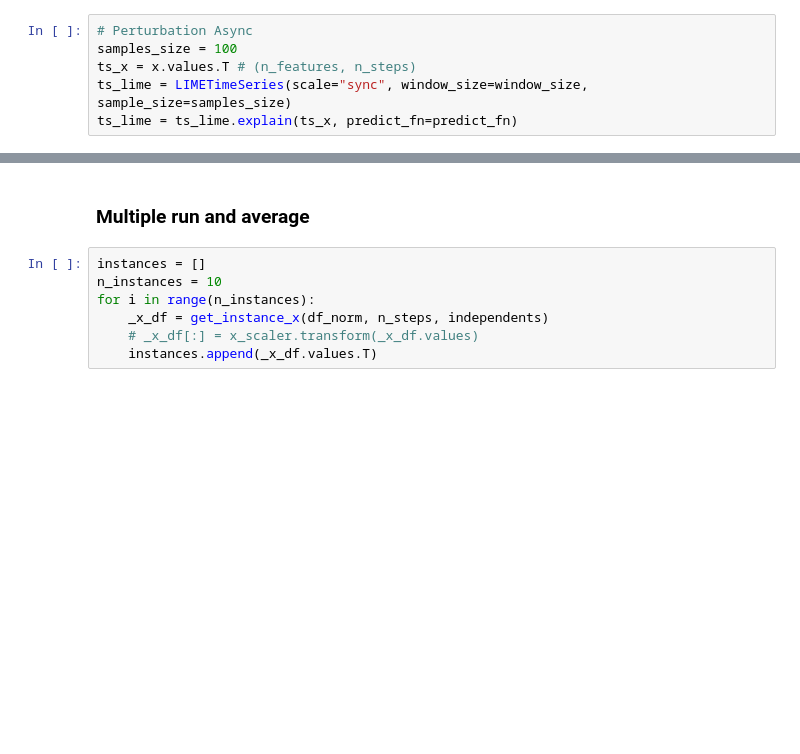
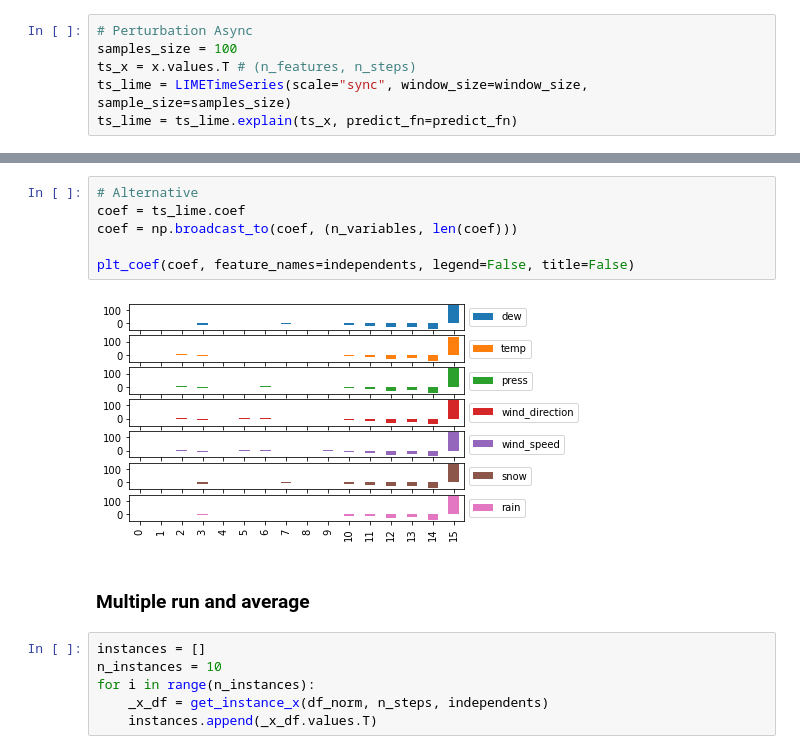
Before and after one commit to dungthuapps/tsx, a Jupyter notebook: notebooks/tsx-mts-sync.ipynb, the cells around one changed output, grey strips where cells are left out. Cells and saved outputs as stored; diff of their text form; blank space fills up the shorter version.

```diff
--- a/notebooks/tsx-mts-sync.ipynb
+++ b/notebooks/tsx-mts-sync.ipynb
@@ -110,3 +110,11 @@ plt_coef(ts_x, ts_lime.coef, feature_names=independents, legend=False, title=Fal
+# %%
+# Alternative
+coef = ts_lime.coef
+coef = np.broadcast_to(coef, (n_variables, len(coef)))
+
+plt_coef(coef, feature_names=independents, legend=False, title=False)
+# %% [output]
+[figure, added]
 # %% [markdown]
 ### Multiple run and average
 # %%
@@ -114,6 +122,5 @@ instances = []
 n_instances = 10
 for i in range(n_instances):
     _x_df = get_instance_x(df_norm, n_steps, independents)
-    # _x_df[:] = x_scaler.transform(_x_df.values)
     instances.append(_x_df.values.T)
 # %%
```
Also changed, not shown: parts of 7 cells of this notebook, 3 other files.
